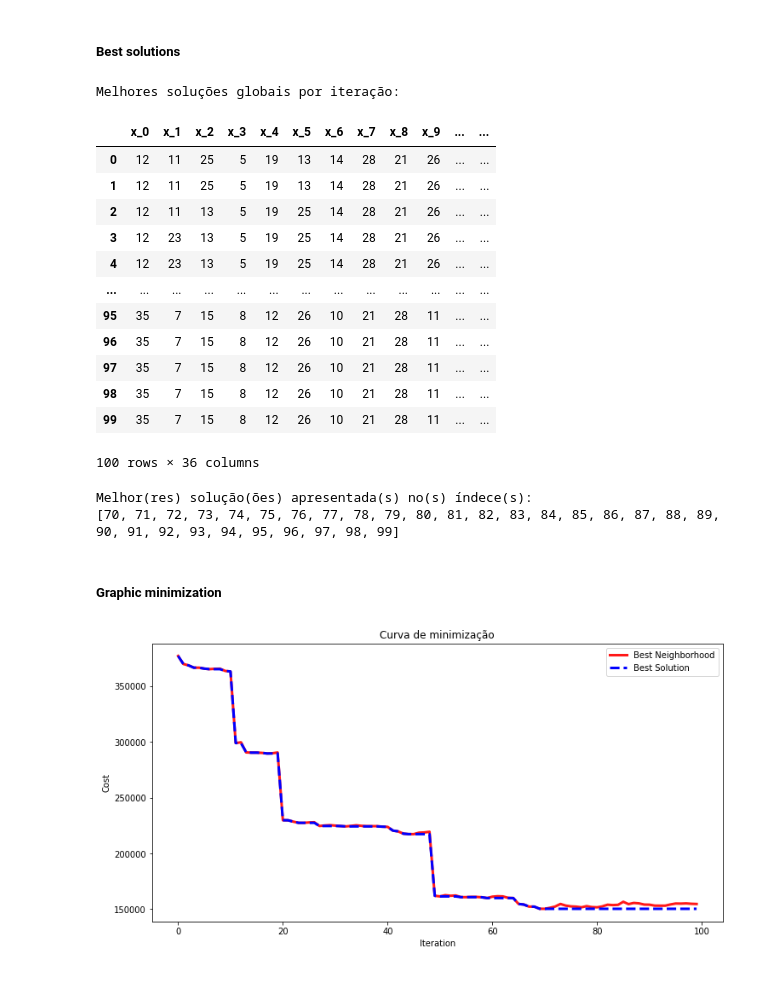
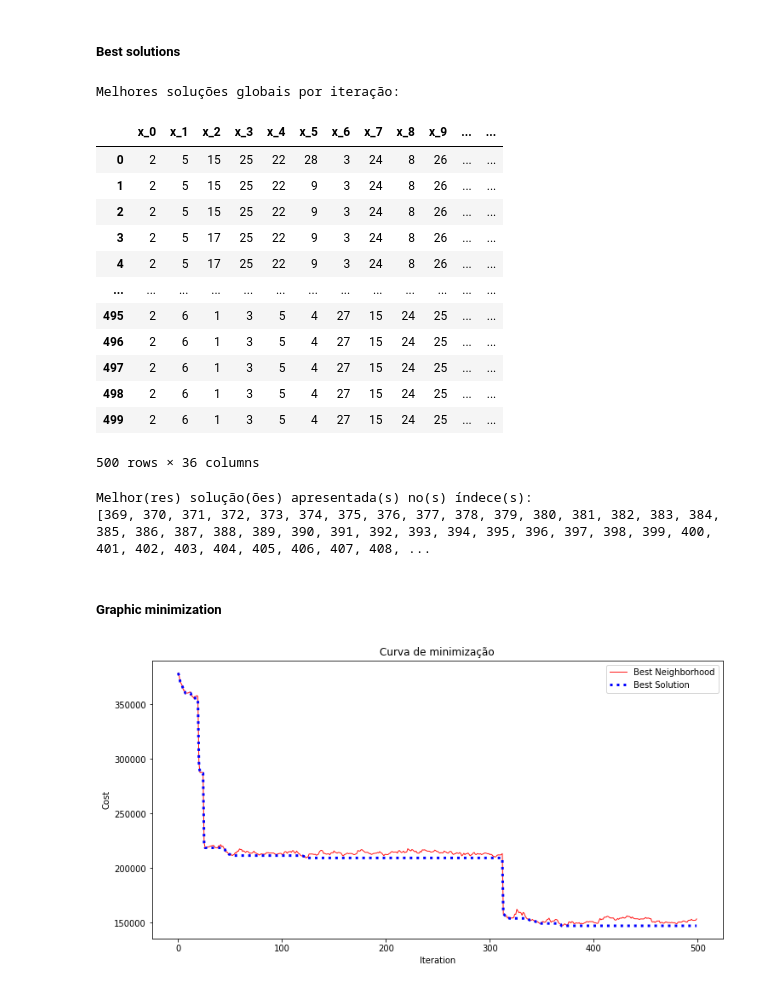
Before and after one commit to abner-lucas/Tabu-Search-CVRP, a Jupyter notebook: tabu_search_cvrp.ipynb, the cells around one changed output. Drawn from its saved outputs; the diff is of its cells as text; code cells hidden in the pictures.

```diff
--- a/tabu_search_cvrp.ipynb
+++ b/tabu_search_cvrp.ipynb
@@ -189,7 +189,7 @@ class TabuSearch:
 ### Run
 # %%
 depot_net = DepotNet(raw_data)
-max_iterations = 100
+max_iterations = 500
 n_neighbors = 10
 tabu_list_size = 5
 
@@ -247,37 +247,36 @@ print(f'Melhor(res) solução(ões) apresentada(s) no(s) índece(s):\n{index_bes
 # %% [output]
 Melhores soluções globais por iteração:
 |  | x_0 | x_1 | x_2 | x_3 | x_4 | x_5 | x_6 | x_7 | x_8 | x_9 | ... | ... |
-| 0 | 12 | 11 | 25 | 5 | 19 | 13 | 14 | 28 | 21 | 26 | ... | ... |
-| 1 | 12 | 11 | 25 | 5 | 19 | 13 | 14 | 28 | 21 | 26 | ... | ... |
-| 2 | 12 | 11 | 13 | 5 | 19 | 25 | 14 | 28 | 21 | 26 | ... | ... |
-| 3 | 12 | 23 | 13 | 5 | 19 | 25 | 14 | 28 | 21 | 26 | ... | ... |
-| 4 | 12 | 23 | 13 | 5 | 19 | 25 | 14 | 28 | 21 | 26 | ... | ... |
+| 0 | 2 | 5 | 15 | 25 | 22 | 28 | 3 | 24 | 8 | 26 | ... | ... |
+| 1 | 2 | 5 | 15 | 25 | 22 | 9 | 3 | 24 | 8 | 26 | ... | ... |
+| 2 | 2 | 5 | 15 | 25 | 22 | 9 | 3 | 24 | 8 | 26 | ... | ... |
+| 3 | 2 | 5 | 17 | 25 | 22 | 9 | 3 | 24 | 8 | 26 | ... | ... |
+| 4 | 2 | 5 | 17 | 25 | 22 | 9 | 3 | 24 | 8 | 26 | ... | ... |
 | ... | ... | ... | ... | ... | ... | ... | ... | ... | ... | ... | ... | ... |
-| 95 | 35 | 7 | 15 | 8 | 12 | 26 | 10 | 21 | 28 | 11 | ... | ... |
-| 96 | 35 | 7 | 15 | 8 | 12 | 26 | 10 | 21 | 28 | 11 | ... | ... |
-| 97 | 35 | 7 | 15 | 8 | 12 | 26 | 10 | 21 | 28 | 11 | ... | ... |
-| 98 | 35 | 7 | 15 | 8 | 12 | 26 | 10 | 21 | 28 | 11 | ... | ... |
-| 99 | 35 | 7 | 15 | 8 | 12 | 26 | 10 | 21 | 28 | 11 | ... | ... |
+| 495 | 2 | 6 | 1 | 3 | 5 | 4 | 27 | 15 | 24 | 25 | ... | ... |
+| 496 | 2 | 6 | 1 | 3 | 5 | 4 | 27 | 15 | 24 | 25 | ... | ... |
+| 497 | 2 | 6 | 1 | 3 | 5 | 4 | 27 | 15 | 24 | 25 | ... | ... |
+| 498 | 2 | 6 | 1 | 3 | 5 | 4 | 27 | 15 | 24 | 25 | ... | ... |
+| 499 | 2 | 6 | 1 | 3 | 5 | 4 | 27 | 15 | 24 | 25 | ... | ... |
-100 rows × 36 columns
+500 rows × 36 columns
 Melhor(res) solução(ões) apresentada(s) no(s) índece(s):
-[70, 71, 72, 73, 74, 75, 76, 77, 78, 79, 80, 81, 82, 83, 84, 85, 86, 87, 88, 89, 90, 91, 92, 93, 94, 95, 96, 97, 98, 99]
+[369, 370, 371, 372, 373, 374, 375, 376, 377, 378, 379, 380, 381, 382, 383, 384, 385, 386, 387, 388, 389, 390, 391, 392, 393, 394, 395, 396, 397, 398, 399, 400, 401, 402, 403, 404, 405, 406, 407, 408, ...
 # %% [markdown]
 ##### Graphic minimization
 # %%
 import matplotlib.pyplot as plt
 
 x = np.arange(0, tabu.max_iterations, 1)
 y1 = tabu.best_neighborhood["y"]
 y2 = tabu.best_solutions["y"]
 fig, ax = plt.subplots()
 fig.set_size_inches(12,6)
-lines = ax.plot(x, y1, color='red', lw=3, alpha=0.9)
-
-ax.plot(x, y2, color='blue', lw=3, linestyle='--')
+lines = ax.plot(x, y1, color='red', lw=1, alpha=0.9)
+ax.plot(x, y2, color='blue', lw=3, linestyle=':')
 ax.set_title('Curva de minimização')
 ax.set_xlabel('Iteration')
 ax.set_ylabel('Cost')
 ax.legend(['Best Neighborhood', 'Best Solution'])
 plt.show()
 # %% [output]
-[figure, old version]
+[figure, new version]
```
Also changed, not shown: parts of 2 cells of this notebook.
